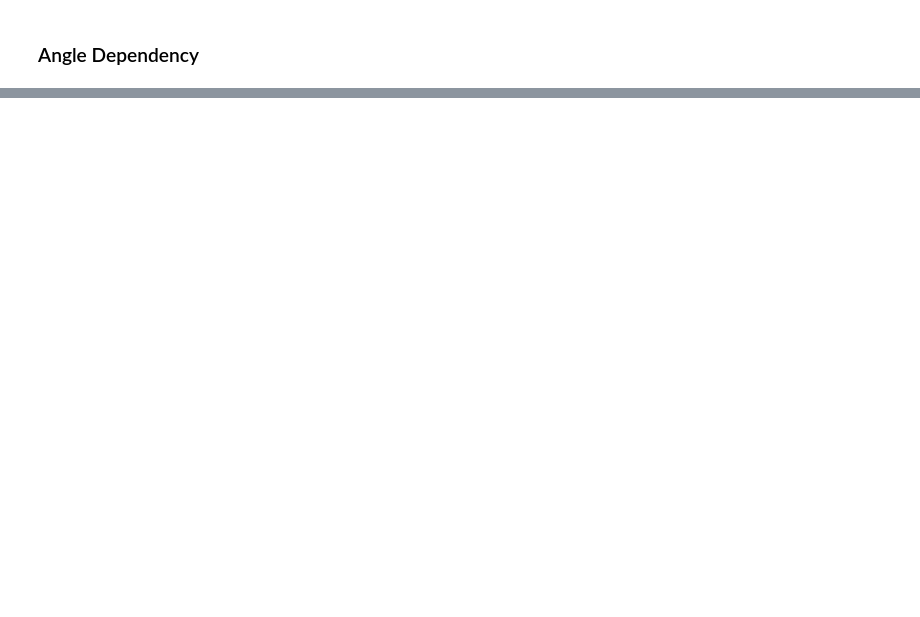
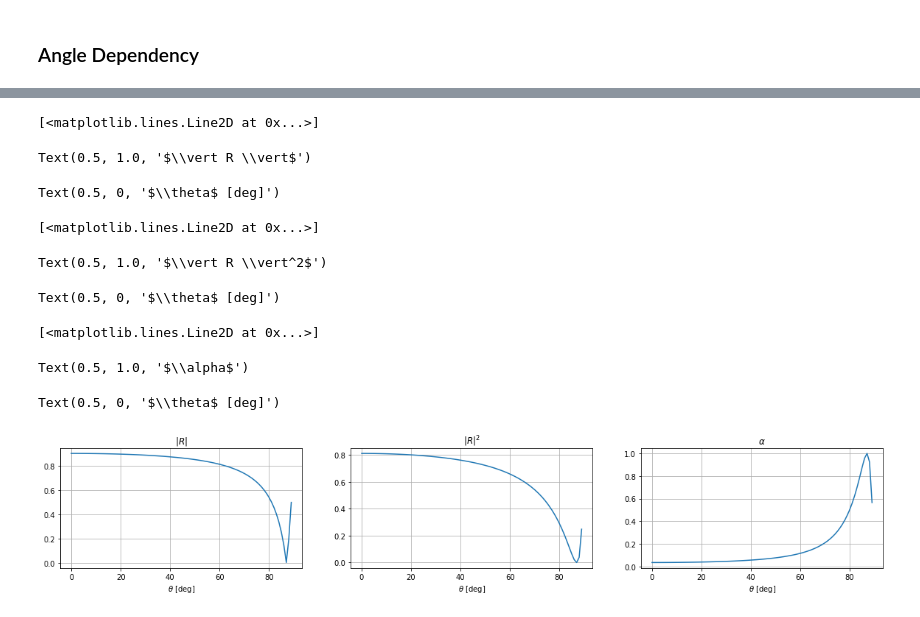
Before and after one commit to steDamiano/pyroadacoustics, a Jupyter notebook: angle_dep_filter.ipynb, the cells around one changed output, grey strips where cells are left out. Drawn from its saved outputs; the diff is of its cells as text; code cells hidden in the pictures; blank space fills up the shorter version.

```diff
--- a/angle_dep_filter.ipynb
+++ b/angle_dep_filter.ipynb
@@ -310,0 +263,29 @@ np.cos(math.radians(90))
+# %%
+fig, axes = plt.subplots(1,3, figsize = (20,3))
+axes[0].plot(theta_vector, np.abs(R[:,0]))
+axes[0].set_title(r'$\vert R \vert$')
+axes[0].set_xlabel(r'$\theta$ [deg]')
+axes[0].grid()
+
+axes[1].plot(theta_vector, R[:,0] ** 2)
+axes[1].set_title(r'$\vert R \vert^2$')
+axes[1].set_xlabel(r'$\theta$ [deg]')
+axes[1].grid()
+
+axes[2].plot(theta_vector, alpha[:,0] ** 2)
+axes[2].set_title(r'$\alpha$')
+axes[2].set_xlabel(r'$\theta$ [deg]')
+axes[2].grid()
+
+plt.show()
+# %% [output]
+[<matplotlib.lines.Line2D at 0x...>]
+Text(0.5, 1.0, '$\\vert R \\vert$')
+Text(0.5, 0, '$\\theta$ [deg]')
+[<matplotlib.lines.Line2D at 0x...>]
+Text(0.5, 1.0, '$\\vert R \\vert^2$')
+Text(0.5, 0, '$\\theta$ [deg]')
+[<matplotlib.lines.Line2D at 0x...>]
+Text(0.5, 1.0, '$\\alpha$')
+Text(0.5, 0, '$\\theta$ [deg]')
+[figure, added]
```
Also changed, not shown: parts of 11 cells of this notebook, 2 other files.
